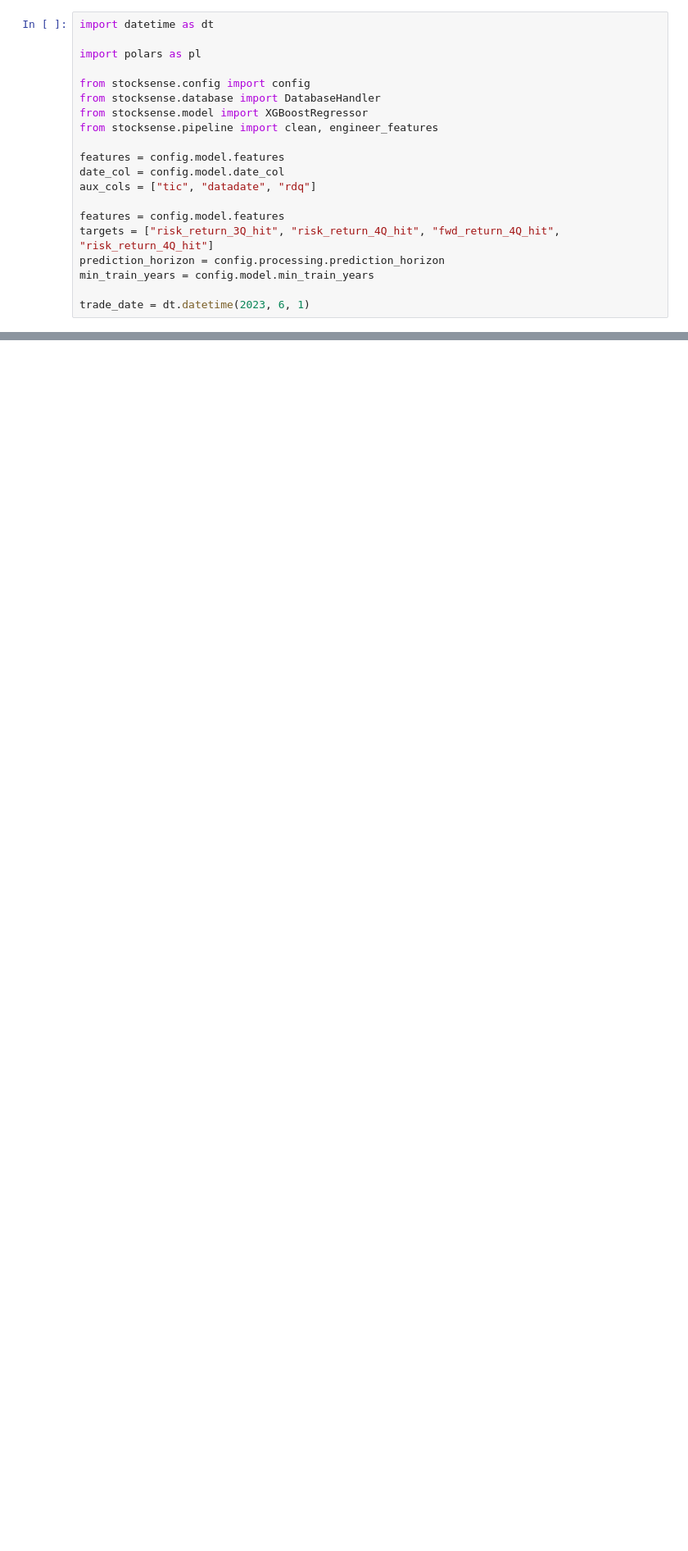
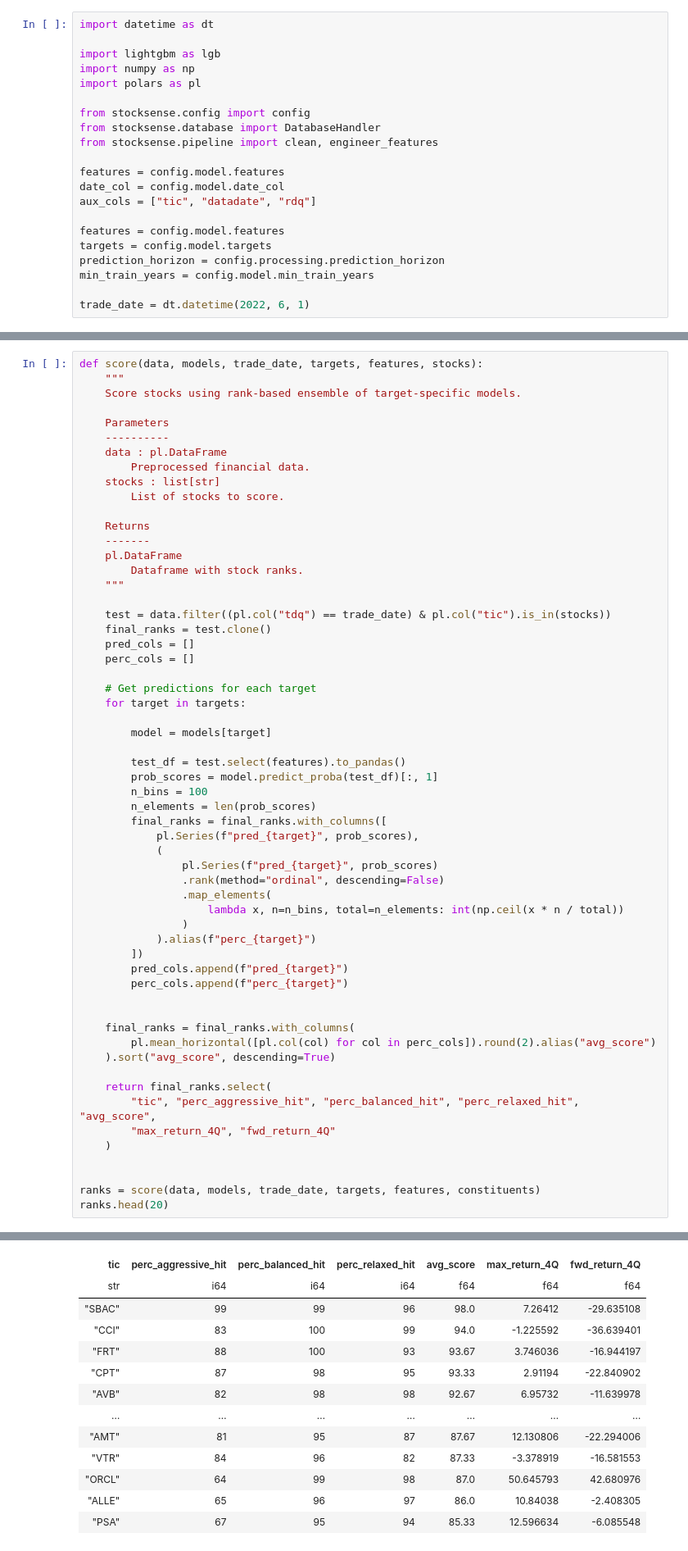
Before and after one commit to francisco3511/stocksense, a Jupyter notebook: notebooks/experiments_class.ipynb, the cells around one changed output, grey strips where cells are left out. Shown at 82% size. Saved outputs shown, nothing was run; the diff lists cells and outputs as text; blank space fills up the shorter version.

```diff
--- a/notebooks/experiments_class.ipynb
+++ b/notebooks/experiments_class.ipynb
@@ -1,11 +1,12 @@
 # %%
 import datetime as dt
 
+import lightgbm as lgb
+import numpy as np
 import polars as pl
 
 from stocksense.config import config
 from stocksense.database import DatabaseHandler
-from stocksense.model import XGBoostRegressor
 from stocksense.pipeline import clean, engineer_features
 
 features = config.model.features
@@ -13,11 +14,11 @@ date_col = config.model.date_col
 aux_cols = ["tic", "datadate", "rdq"]
 
 features = config.model.features
-targets = ["risk_return_3Q_hit", "risk_return_4Q_hit", "fwd_return_4Q_hit", "risk_return_4Q_hit"]
+targets = config.model.targets
 prediction_horizon = config.processing.prediction_horizon
 min_train_years = config.model.min_train_years
 
-trade_date = dt.datetime(2023, 6, 1)
+trade_date = dt.datetime(2022, 6, 1)
 # %%
 def prepare_data():
     """Prepare data for model operations."""
@@ -180,0 +118,59 @@ shape: (20, 13)
+# %%
+def score(data, models, trade_date, targets, features, stocks):
+    """
+    Score stocks using rank-based ensemble of target-specific models.
+
+    Parameters
+    ----------
+    data : pl.DataFrame
+        Preprocessed financial data.
+    stocks : list[str]
+        List of stocks to score.
+
+    Returns
+    -------
+    pl.DataFrame
+        Dataframe with stock ranks.
+    """
+
+    test = data.filter((pl.col("tdq") == trade_date) & pl.col("tic").is_in(stocks))
+    final_ranks = test.clone()
+    pred_cols = []
+    perc_cols = []
+
+    # Get predictions for each target
+    for target in targets:
+
+        model = models[target]
+
+        test_df = test.select(features).to_pandas()
+        prob_scores = model.predict_proba(test_df)[:, 1]
+        n_bins = 100
+        n_elements = len(prob_scores)
+        final_ranks = final_ranks.with_columns([
+            pl.Series(f"pred_{target}", prob_scores),
+            (
+                pl.Series(f"pred_{target}", prob_scores)
+                .rank(method="ordinal", descending=False)
+                .map_elements(
+                    lambda x, n=n_bins, total=n_elements: int(np.ceil(x * n / total))
+                )
+            ).alias(f"perc_{target}")
+        ])
+        pred_cols.append(f"pred_{target}")
+        perc_cols.append(f"perc_{target}")
+
+
+    final_ranks = final_ranks.with_columns(
+        pl.mean_horizontal([pl.col(col) for col in perc_cols]).round(2).alias("avg_score")
+    ).sort("avg_score", descending=True)
+
+    return final_ranks.select(
+        "tic", "perc_aggressive_hit", "perc_balanced_hit", "perc_relaxed_hit", "avg_score",
+        "max_return_4Q", "fwd_return_4Q"
+    )
+
+
+ranks = score(data, models, trade_date, targets, features, constituents)
+ranks.head(20)
+# %% [output]
@@ -181,3 +178,16 @@ shape: (20, 13)
+| tic | perc_aggressive_hit | perc_balanced_hit | perc_relaxed_hit | avg_score | max_return_4Q | fwd_return_4Q |
+| str | i64 | i64 | i64 | f64 | f64 | f64 |
+| "SBAC" | 99 | 99 | 96 | 98.0 | 7.26412 | -29.635108 |
+| "CCI" | 83 | 100 | 99 | 94.0 | -1.225592 | -36.639401 |
+| "FRT" | 88 | 100 | 93 | 93.67 | 3.746036 | -16.944197 |
+| "CPT" | 87 | 98 | 95 | 93.33 | 2.91194 | -22.840902 |
+| "AVB" | 82 | 98 | 98 | 92.67 | 6.95732 | -11.639978 |
+| … | … | … | … | … | … | … |
+| "AMT" | 81 | 95 | 87 | 87.67 | 12.130806 | -22.294006 |
+| "VTR" | 84 | 96 | 82 | 87.33 | -3.378919 | -16.581553 |
+| "ORCL" | 64 | 99 | 98 | 87.0 | 50.645793 | 42.680976 |
+| "ALLE" | 65 | 96 | 97 | 86.0 | 10.84038 | -2.408305 |
+| "PSA" | 67 | 95 | 94 | 85.33 | 12.596634 | -6.085548 |
 # %%
 ranks
 # %% [output]
```
Also changed, not shown: parts of 7 cells of this notebook, 17 other files.
